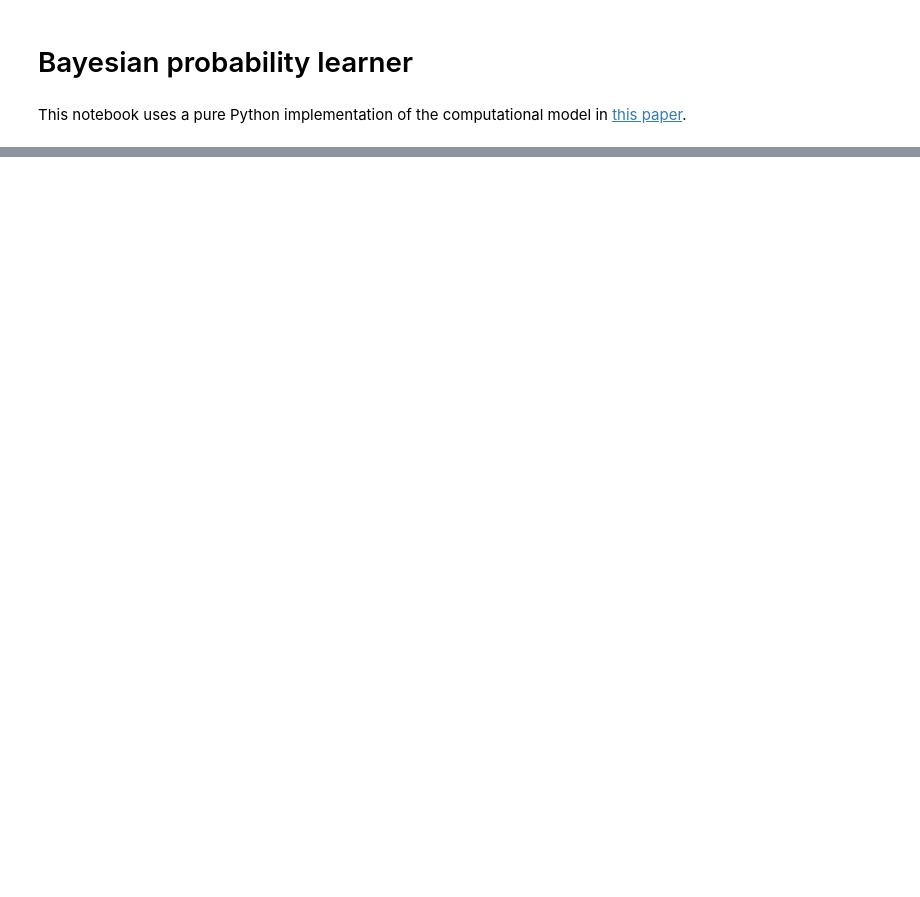
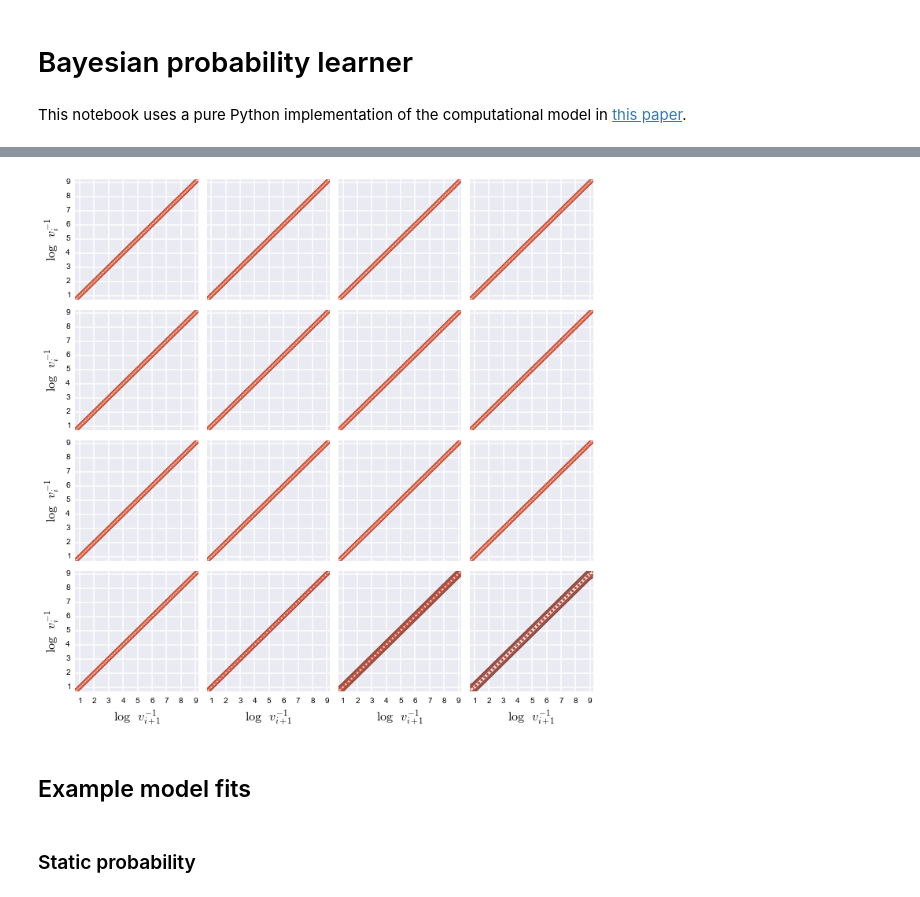
Before and after one commit to mwaskom/optlearner, a Jupyter notebook: Optimal_Learner.ipynb, the cells around one changed output, grey strips where cells are left out. Drawn from its saved outputs; the diff is of its cells as text; code cells hidden in the pictures; blank space fills up the shorter version.

Commit message:
Update example notebook

```diff
--- a/Optimal_Learner.ipynb
+++ b/Optimal_Learner.ipynb
@@ -76,0 +52,6 @@ learner.reset()
+# %%
+plot_slices(learner.I_grid, learner._I_trans, "OrRd_d", var="\log\/\ v^{-1}")
+# %% [output]
+[figure, added]
+# %% [markdown]
+## Example model fits
@@ -76,0 +64,2 @@ learner.reset()
+# %% [markdown]
+### Static probability
```
Also changed, not shown: parts of 42 cells of this notebook.
